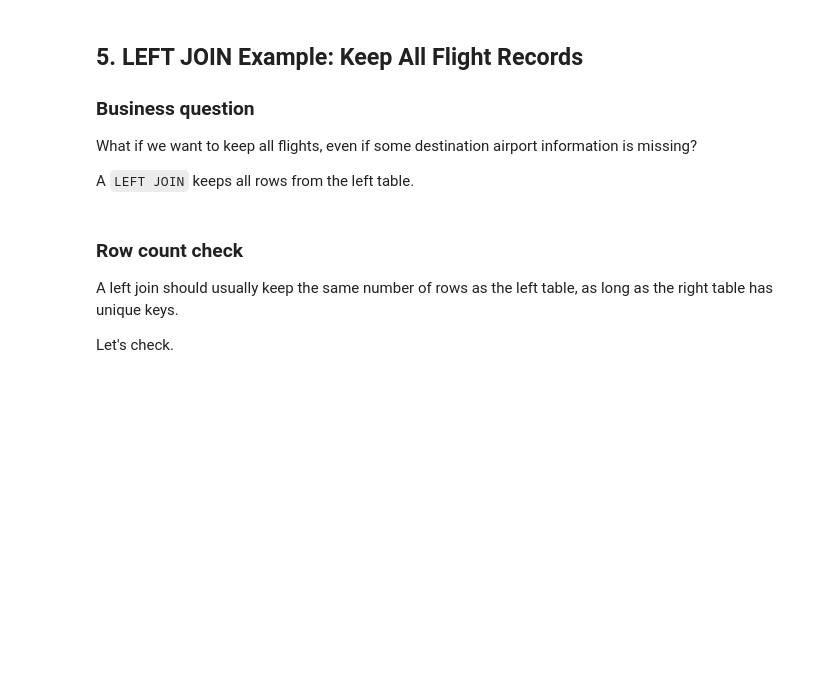
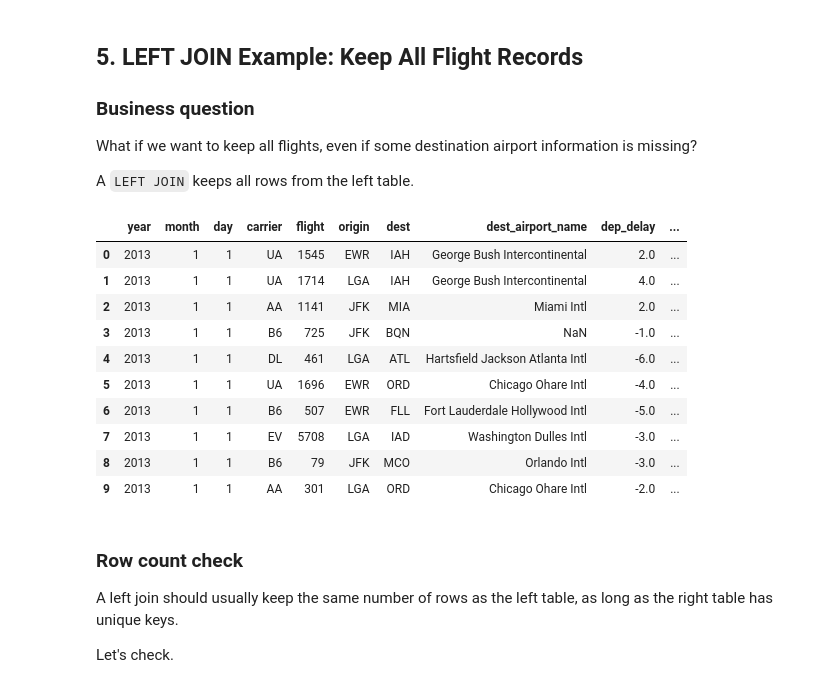
Before and after one commit to ovallemark/ban6003-week-09-10-ovalle, a Jupyter notebook: notebooks/module10_sql_joins_abt_guided_lab.ipynb, the cells around one changed output. Drawn from its saved outputs; the diff is of its cells as text; code cells hidden in the pictures; blank space fills up the shorter version.

Commit message:
Complete Module 10 SQL joins and ABT lab

```diff
--- a/notebooks/module10_sql_joins_abt_guided_lab.ipynb
+++ b/notebooks/module10_sql_joins_abt_guided_lab.ipynb
@@ -97,5 +97,10 @@ if not database_url:
     print("3. Save .env and run this cell again.")
     raise RuntimeError("DATABASE_URL is not set. Follow the steps printed above.")
 
-engine = create_engine(database_url)
+#engine = create_engine(database_url)
+engine = create_engine(
+    database_url,
+    pool_pre_ping=True,
+    pool_recycle=300
+)
 print("Connection engine created. For safety, we do not print the connection string.")
@@ -252,23 +332,55 @@ A `LEFT JOIN` keeps all rows from the left table.
 # %%
 query = '''
 SELECT
     f.year,
     f.month,
     f.day,
     f.carrier,
     f.flight,
     f.origin,
     f.dest,
     ap.name AS dest_airport_name,
     f.dep_delay,
     f.arr_delay
 FROM flights AS f
 LEFT JOIN airports AS ap
-    ON f.dest = ap.faa
+    on f.dest = ap.faa
 LIMIT 10;
 '''
 
 run_query(query, engine)
+
+#query = '''
+#SELECT
+#    f.year,
+#    f.month,
+#    f.day,
+#    f.carrier,
+#    f.flight,
+#    f.origin,
+#    f.dest,
+#    ap.name AS dest_airport_name,
+#    f.dep_delay,
+#    f.arr_delay
+#FROM flights AS f
+#LEFT JOIN airports AS ap
+#    ON f.dest = ap.faa
+#LIMIT 10;
+#'''
+
+#run_query(query, engine)
+# %% [output]
+|  | year | month | day | carrier | flight | origin | dest | dest_airport_name | dep_delay | ... |
+| 0 | 2013 | 1 | 1 | UA | 1545 | EWR | IAH | George Bush Intercontinental | 2.0 | ... |
+| 1 | 2013 | 1 | 1 | UA | 1714 | LGA | IAH | George Bush Intercontinental | 4.0 | ... |
+| 2 | 2013 | 1 | 1 | AA | 1141 | JFK | MIA | Miami Intl | 2.0 | ... |
+| 3 | 2013 | 1 | 1 | B6 | 725 | JFK | BQN | NaN | -1.0 | ... |
+| 4 | 2013 | 1 | 1 | DL | 461 | LGA | ATL | Hartsfield Jackson Atlanta Intl | -6.0 | ... |
+| 5 | 2013 | 1 | 1 | UA | 1696 | EWR | ORD | Chicago Ohare Intl | -4.0 | ... |
+| 6 | 2013 | 1 | 1 | B6 | 507 | EWR | FLL | Fort Lauderdale Hollywood Intl | -5.0 | ... |
+| 7 | 2013 | 1 | 1 | EV | 5708 | LGA | IAD | Washington Dulles Intl | -3.0 | ... |
+| 8 | 2013 | 1 | 1 | B6 | 79 | JFK | MCO | Orlando Intl | -3.0 | ... |
+| 9 | 2013 | 1 | 1 | AA | 301 | LGA | ORD | Chicago Ohare Intl | -2.0 | ... |
 # %% [markdown]
 ### Row count check
 
```
Also changed, not shown: parts of 31 cells of this notebook, 2 other files.
